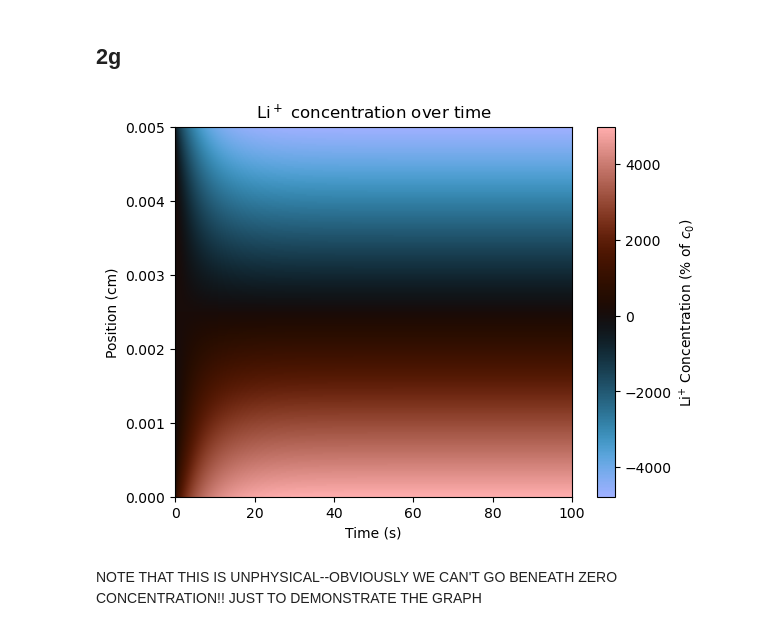
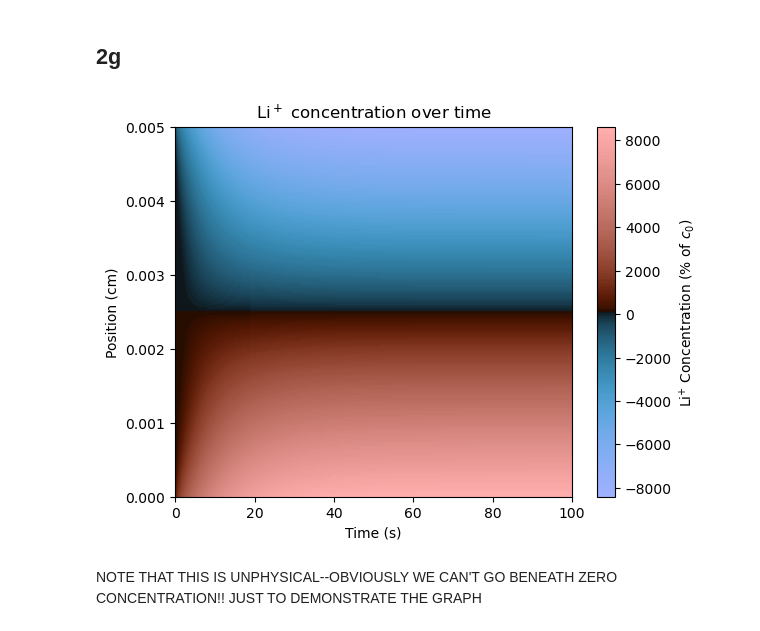
Before and after one commit to tsole0/midterm_meng, a Jupyter notebook: midterm_solutions.ipynb, the cells around one changed output. Saved outputs shown, nothing was run; the diff lists cells and outputs as text; code cells hidden in the pictures.

```diff
--- a/midterm_solutions.ipynb
+++ b/midterm_solutions.ipynb
@@ -106,7 +106,7 @@ def subtract_bgnd(electrolyte, idx, minV, maxV, graph=True):
         regress = linfit_range(data, minV, maxV)
         regressions.append(regress)
 
-        delta_fxn = lambda x, y: y - regress.slope*x + regress.intercept
+        delta_fxn = lambda x, y: y - regress.slope*x - regress.intercept
 
         if graph == True:
             ax1.set_title(f'Electrolyte {idx} Current Response Curve (Noisy)')
@@ -546,37 +549,51 @@ plot_bc_verification(out_data[1:], L/200, E3.diffusivity, E3.t_p, 1, E3.conc/100
 Here I'm using a forward difference approximation to approximate the derivative at the x=0 boundary, which isn't perfect. Since we initialize the ENTIRE cell to a flat value at the start and THEN enforce that the flux must be a nonzero constant at x=0, this naturally forces the function to have a LOT of curvature at low time steps. Thus, I think the reason we see this sharp increase at low timesteps is not because the calculation is incorrect (I show here that it obviously converges to the expected value as time goes on), but perhaps there is a lot of curvature to our function at first.
 # %% [markdown]
 ## 2g
+# %%
+from matplotlib.colors import ListedColormap
+
+berlin_base = plt.get_cmap('berlin')
+res = 256
+gamma = 0.4 # Lower = more sensitive near zero
+
+# 2. The "Ugly" but fast Warp
+# Take linear points [0 to 1], center them at 0, apply power, then shift back
+x = np.linspace(-1, 1, res)
+warped_indices = (np.sign(x) * np.abs(x)**gamma + 1) / 2
+
+# 3. Create the new Map
+sensitive_berlin = ListedColormap(berlin_base(warped_indices))
 # %%
 def create_plot(time_data, T, L):
 
     # Create other half of battery
     initial_conc = time_data[0,0]
     recieving_half = initial_conc - (np.fliplr(time_data) - initial_conc)
 
     time_data = np.hstack((time_data, recieving_half[:, 1:])) # Remove first column that is duplicated
     time_data = time_data / initial_conc * 100
 
 
     fig, ax = plt.subplots()
 
     im = ax.imshow(
         time_data.T,
         aspect='auto',
         origin='lower',
         extent=[
             0, T, 0, L
         ],
-        cmap='berlin'
+        cmap=sensitive_berlin
     )
 
     plt.colorbar(im, ax=ax, label=r'Li$^{+}$ Concentration (% of $c_0$)')
     ax.set_title("Li$^+$ concentration over time")
     ax.set_xlabel('Time (s)')
     ax.set_ylabel('Position (cm)')
 
 create_plot(out_data, T, L)
 # %% [output]
-[figure, old version]
+[figure, new version]
 # %% [markdown]
 NOTE THAT THIS IS UNPHYSICAL--OBVIOUSLY WE CAN'T GO BENEATH ZERO CONCENTRATION!! JUST TO DEMONSTRATE THE GRAPH
 # %% [markdown]
```
Also changed, not shown: parts of 21 cells of this notebook.
